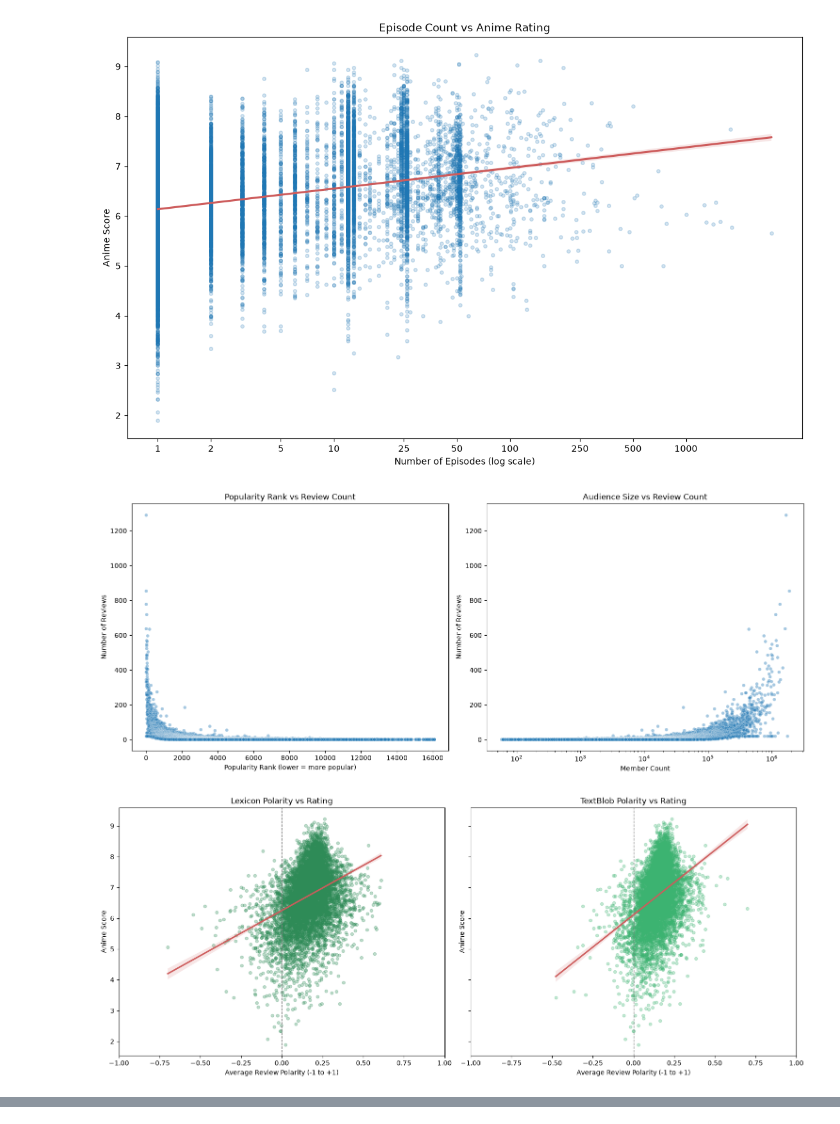
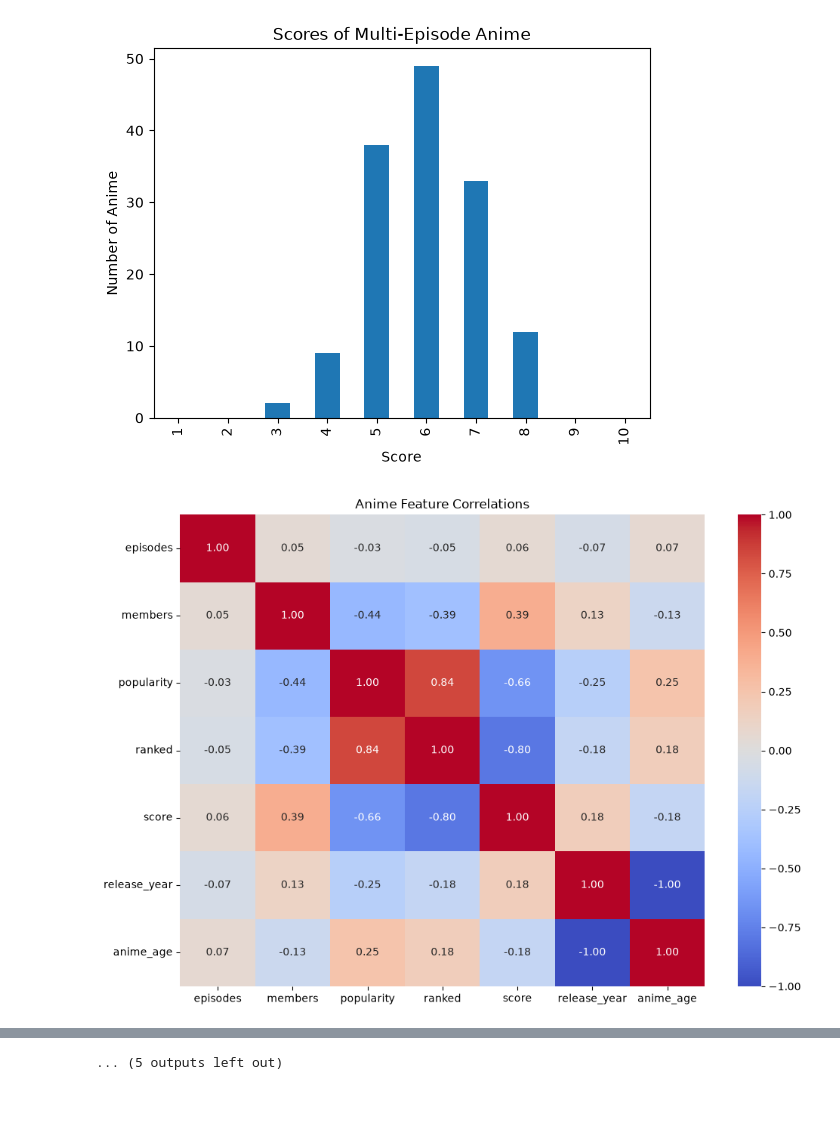
Before and after one commit to Avery-Woodlief/ITDS-2373, a Jupyter notebook: visualizations/exploring_data.ipynb, the cells around one changed output, grey strips where cells are left out. Drawn from its saved outputs; the diff is of its cells as text; code cells hidden in the pictures.

Commit message:
visualization

```diff
--- a/visualizations/exploring_data.ipynb
+++ b/visualizations/exploring_data.ipynb
@@ -7,6 +7,30 @@ import pandas as pd
 import seaborn as sns
 from matplotlib.patches import Patch
 from pathlib import Path
+
+import json
+import pandas as pd
+
+with open("sentiment_results.json", "r", encoding="utf-8") as f:
+    data = json.load(f)
+
+records = []
+
+for key, values in data.items():
+    uid, anime_uid = map(int, key.split(","))
+
+    records.append({
+        "uid": uid,
+        "anime_uid": anime_uid,
+        "lexicon_polarity": values.get("lexicon_polarity"),
+        "textblob_polarity": values.get("textblob_polarity"),
+        "textblob_subjectivity": values.get("textblob_subjectivity")
+    })
+
+sentiment_df = pd.DataFrame(records)
+
+columns = ["lexicon_polarity", "textblob_polarity", "textblob_subjectivity"]
+sentiment_df[columns] = sentiment_df[columns].apply(pd.to_numeric, errors="coerce")
 # %%
 def Scores_of_Single_Episode_Anime():
     """Plot score frequencies for anime with exactly one episode.
@@ -992,12 +997,22 @@ Distribution_of_Anime_Scores_by_Genre()
-# %%
-Episode_Count_vs_Ratings()
-# %% [output]
-[figure, removed]
-# %%
-Popularity_vs_Review_Volume()
-# %% [output]
-[figure, removed]
-# %%
-Review_Sentiment_vs_Ratings()
-# %% [output]
-[figure, removed]
+# %%
+Scores_of_Single_Episode_Anime()
+Scores_of_Multi_Episode_Anime()
+Anime_Feature_Correlations()
+Distribution_of_Anime_Scores_by_Genre()
+Distribution_of_Anime_Ranks_by_Genre()
+Distribution_of_Anime_Scores()
+Anime_Genre_Frequency()
+Number_of_Reviews_per_Anime_uid()
+Top_30_Most_Reviewed_Anime()
+Anime_Sentiment_Top_30_Polarity()
+Anime_Subjectivity_Top_30()
+Anime_Subjectivity_vs_Polarity_Top_30()
+Anime_Mirrored_Bar_Chart()
+Anime_Genre_Polarity_Top_30()
+Rating_vs_Popularity()
+Episode_Count_vs_Ratings()
+Popularity_vs_Review_Volume()
+Review_Sentiment_vs_Ratings()
+# %% [output]
+[figure, added]
+[figure, added]
@@ -1003,0 +1029 @@ Review_Sentiment_vs_Ratings()
+... (5 outputs left out)
```
Also changed, not shown: parts of 5 cells of this notebook.
